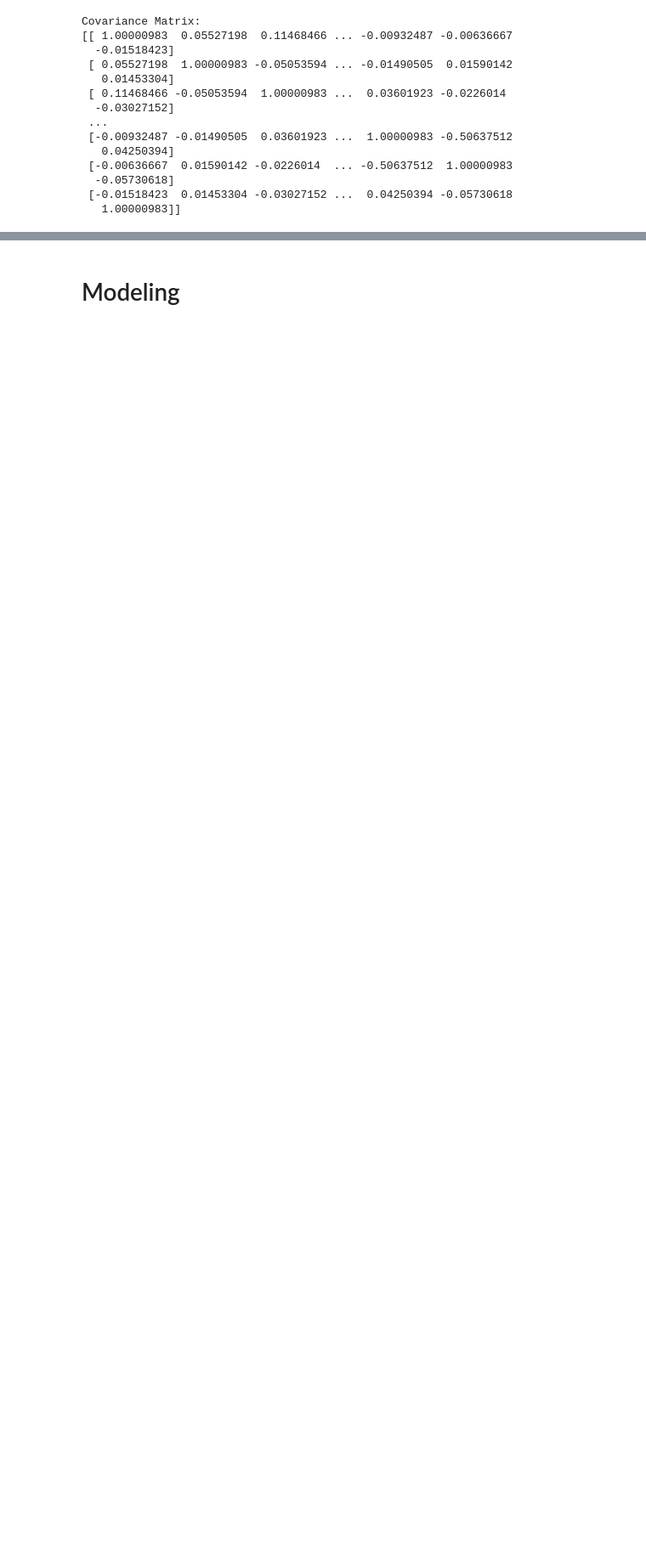
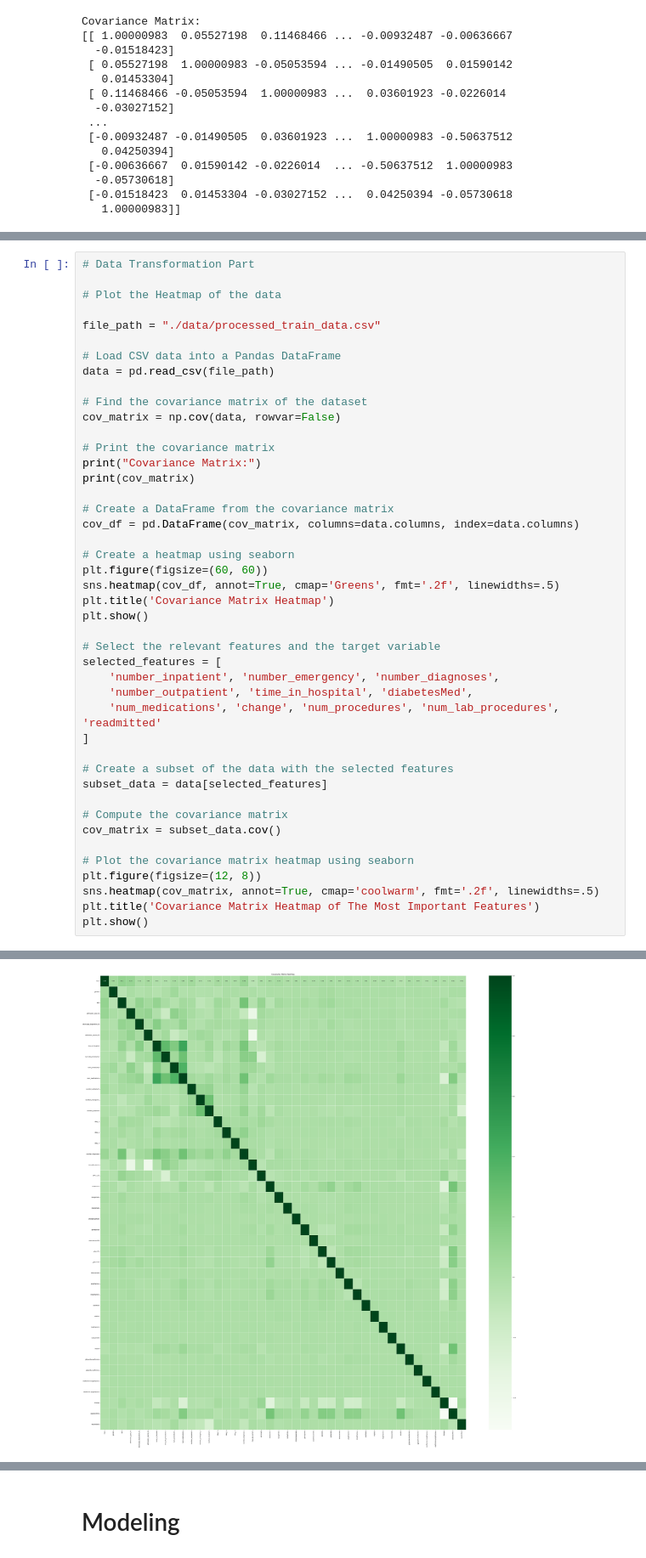
Before and after one commit to bianyiguyuan/diabetic_data_model, a Jupyter notebook: model_train.ipynb, the cells around one changed output, grey strips where cells are left out. Shown at 85% size. Saved outputs shown, nothing was run; the diff lists cells and outputs as text; blank space fills up the shorter version.

```diff
--- a/model_train.ipynb
+++ b/model_train.ipynb
@@ -799,0 +760,45 @@ subset_data.to_csv("./data/train_after_covariance_matrix.csv",index=False)
+# %%
+# Data Transformation Part
+
+# Plot the Heatmap of the data
+
+file_path = "./data/processed_train_data.csv"
+
+# Load CSV data into a Pandas DataFrame
+data = pd.read_csv(file_path)
+
+# Find the covariance matrix of the dataset
+cov_matrix = np.cov(data, rowvar=False)
+
+# Print the covariance matrix
+print("Covariance Matrix:")
+print(cov_matrix)
+
+# Create a DataFrame from the covariance matrix
+cov_df = pd.DataFrame(cov_matrix, columns=data.columns, index=data.columns)
+
+# Create a heatmap using seaborn
+plt.figure(figsize=(60, 60))
+sns.heatmap(cov_df, annot=True, cmap='Greens', fmt='.2f', linewidths=.5)
+plt.title('Covariance Matrix Heatmap')
+plt.show()
+
+# Select the relevant features and the target variable
+selected_features = [
+    'number_inpatient', 'number_emergency', 'number_diagnoses',
+    'number_outpatient', 'time_in_hospital', 'diabetesMed',
+    'num_medications', 'change', 'num_procedures', 'num_lab_procedures', 'readmitted'
+]
+
+# Create a subset of the data with the selected features
+subset_data = data[selected_features]
+
+# Compute the covariance matrix
+cov_matrix = subset_data.cov()
+
+# Plot the covariance matrix heatmap using seaborn
+plt.figure(figsize=(12, 8))
+sns.heatmap(cov_matrix, annot=True, cmap='coolwarm', fmt='.2f', linewidths=.5)
+plt.title('Covariance Matrix Heatmap of The Most Important Features')
+plt.show()
+# %% [output]
@@ -799,0 +819 @@ subset_data.to_csv("./data/train_after_covariance_matrix.csv",index=False)
+[figure, added]
```
Also changed, not shown: parts of 32 cells of this notebook.
